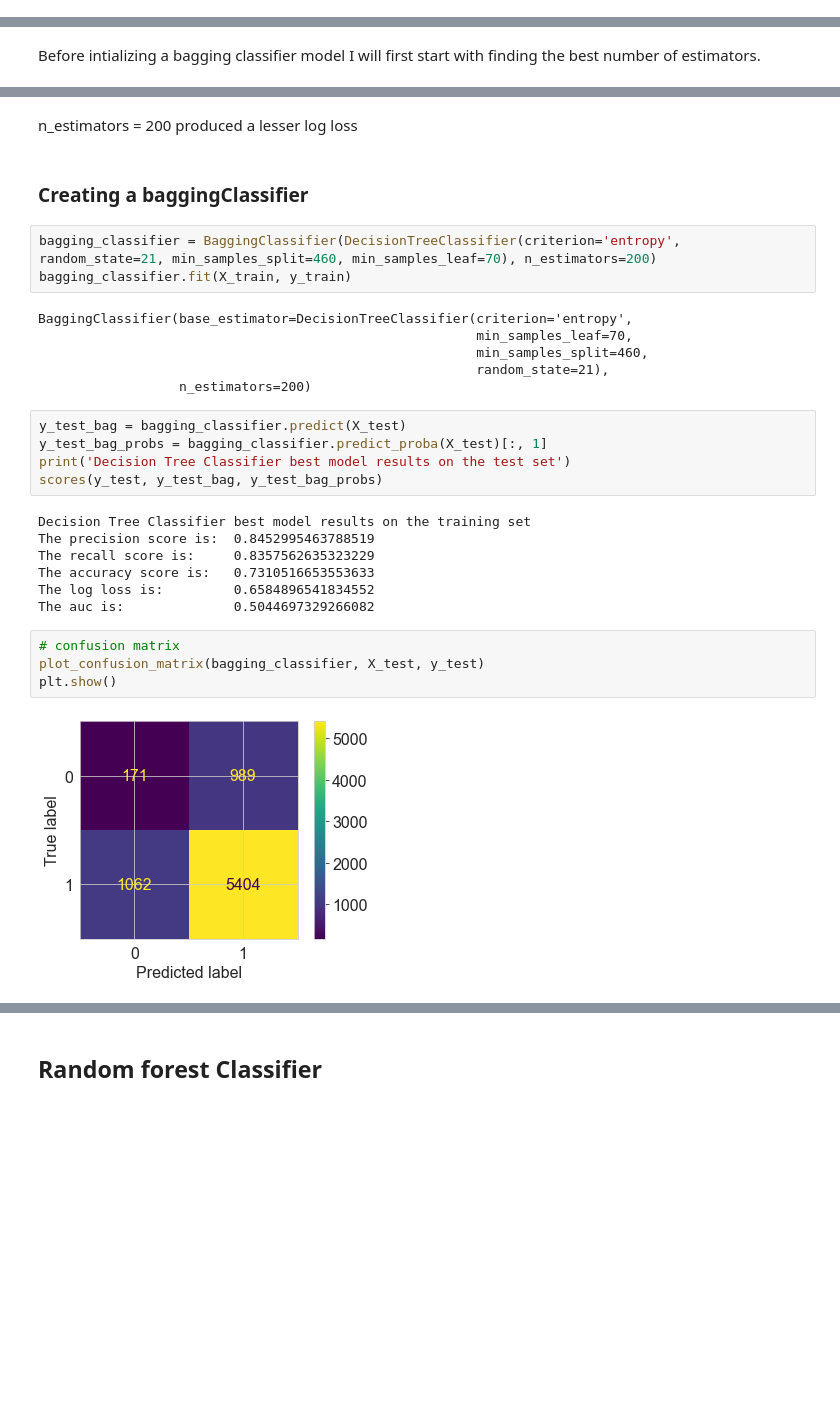
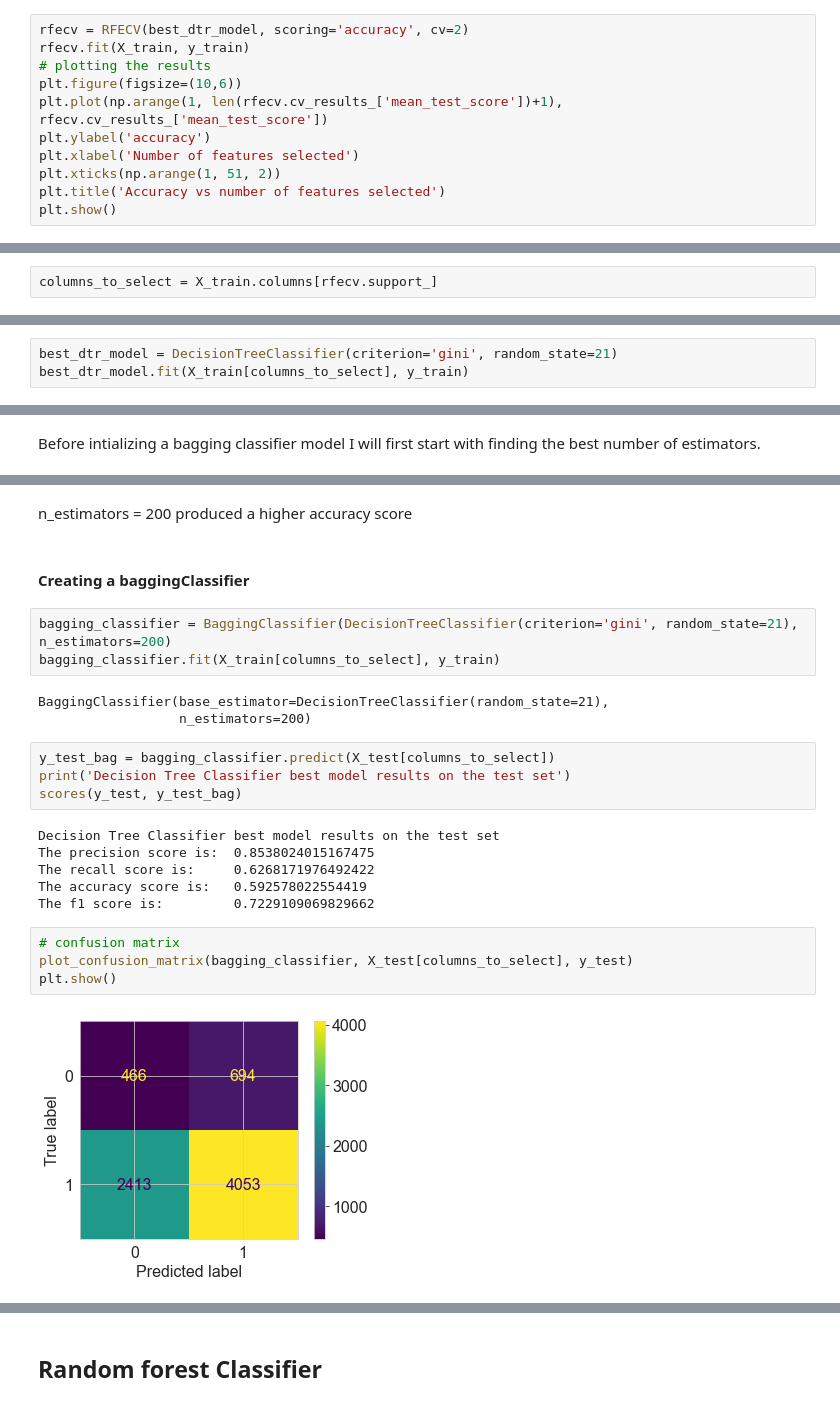
Before and after one commit to IainMosima/Tanzania-water-point-status-prediction-project, a Jupyter notebook: notebooks/5decision-tree-classifier.ipynb, the cells around one changed output, grey strips where cells are left out. Cells and saved outputs as stored; diff of their text form; blank space fills up the shorter version.

Commit message:
Found the best model remainig with slides and writing a readme

```diff
--- a/notebooks/5decision-tree-classifier.ipynb
+++ b/notebooks/5decision-tree-classifier.ipynb
@@ -212,0 +196,11 @@ This model clearly perfomrs worse than the best logistic regression model. I wil
+# %%
+rfecv = RFECV(best_dtr_model, scoring='accuracy', cv=2)
+rfecv.fit(X_train, y_train)
+# plotting the results
+plt.figure(figsize=(10,6))
+plt.plot(np.arange(1, len(rfecv.cv_results_['mean_test_score'])+1), rfecv.cv_results_['mean_test_score'])
+plt.ylabel('accuracy')
+plt.xlabel('Number of features selected')
+plt.xticks(np.arange(1, 51, 2))
+plt.title('Accuracy vs number of features selected')
+plt.show()
@@ -212,0 +211,2 @@ This model clearly perfomrs worse than the best logistic regression model. I wil
+# %%
+columns_to_select = X_train.columns[rfecv.support_]
@@ -212,0 +233,3 @@ This model clearly perfomrs worse than the best logistic regression model. I wil
+# %%
+best_dtr_model = DecisionTreeClassifier(criterion='gini', random_state=21)
+best_dtr_model.fit(X_train[columns_to_select], y_train)
@@ -232,31 +273,26 @@ plt.show()
 # %% [markdown]
-n_estimators = 200 produced a lesser log loss
+n_estimators = 200 produced a higher accuracy score
 # %% [markdown]
-### Creating a baggingClassifier
+#### Creating a baggingClassifier
 # %%
-bagging_classifier = BaggingClassifier(DecisionTreeClassifier(criterion='entropy', random_state=21, min_samples_split=460, min_samples_leaf=70), n_estimators=200)
-bagging_classifier.fit(X_train, y_train)
+bagging_classifier = BaggingClassifier(DecisionTreeClassifier(criterion='gini', random_state=21), n_estimators=200)
+bagging_classifier.fit(X_train[columns_to_select], y_train)
 # %% [output]
-BaggingClassifier(base_estimator=DecisionTreeClassifier(criterion='entropy',
-                                                        min_samples_leaf=70,
-                                                        min_samples_split=460,
-                                                        random_state=21),
+BaggingClassifier(base_estimator=DecisionTreeClassifier(random_state=21),
                   n_estimators=200)
 # %%
-y_test_bag = bagging_classifier.predict(X_test)
-y_test_bag_probs = bagging_classifier.predict_proba(X_test)[:, 1]
+y_test_bag = bagging_classifier.predict(X_test[columns_to_select])
 print('Decision Tree Classifier best model results on the test set')
-scores(y_test, y_test_bag, y_test_bag_probs)
+scores(y_test, y_test_bag)
 # %% [output]
-Decision Tree Classifier best model results on the training set
-The precision score is:  0.8452995463788519
-The recall score is:     0.8357562635323229
-The accuracy score is:   0.7310516653553633
-The log loss is:         0.6584896541834552
-The auc is:              0.5044697329266082
+Decision Tree Classifier best model results on the test set
+The precision score is:  0.8538024015167475
+The recall score is:     0.6268171976492422
+The accuracy score is:   0.592578022554419
+The f1 score is:         0.7229109069829662
 # %%
 # confusion matrix
-plot_confusion_matrix(bagging_classifier, X_test, y_test)
+plot_confusion_matrix(bagging_classifier, X_test[columns_to_select], y_test)
 plt.show()
 # %% [output]
-[figure, old version]
+[figure, new version]
```
Also changed, not shown: parts of 47 cells of this notebook, 5 other files.
